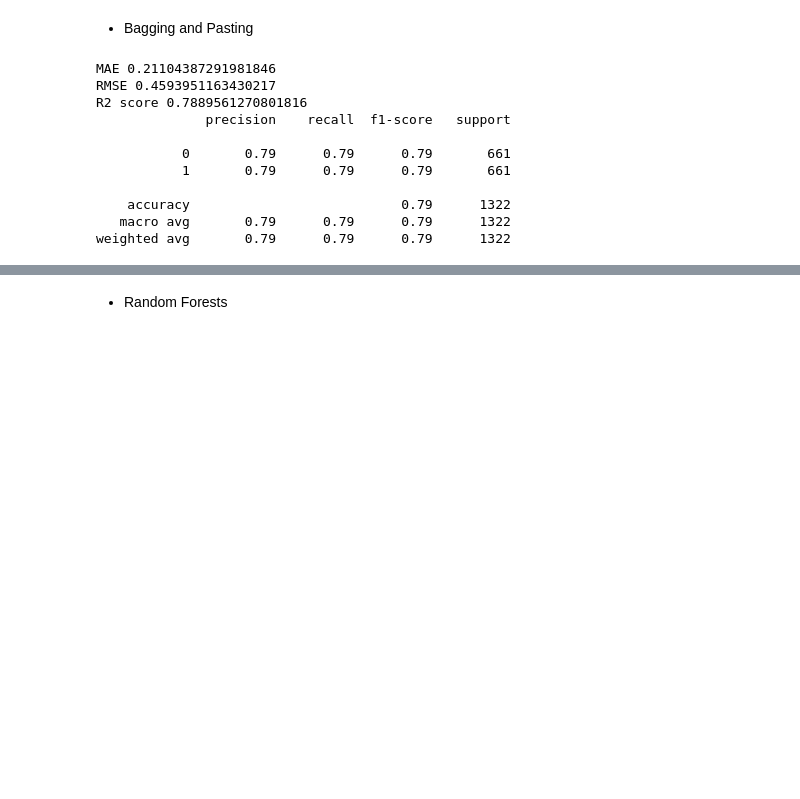
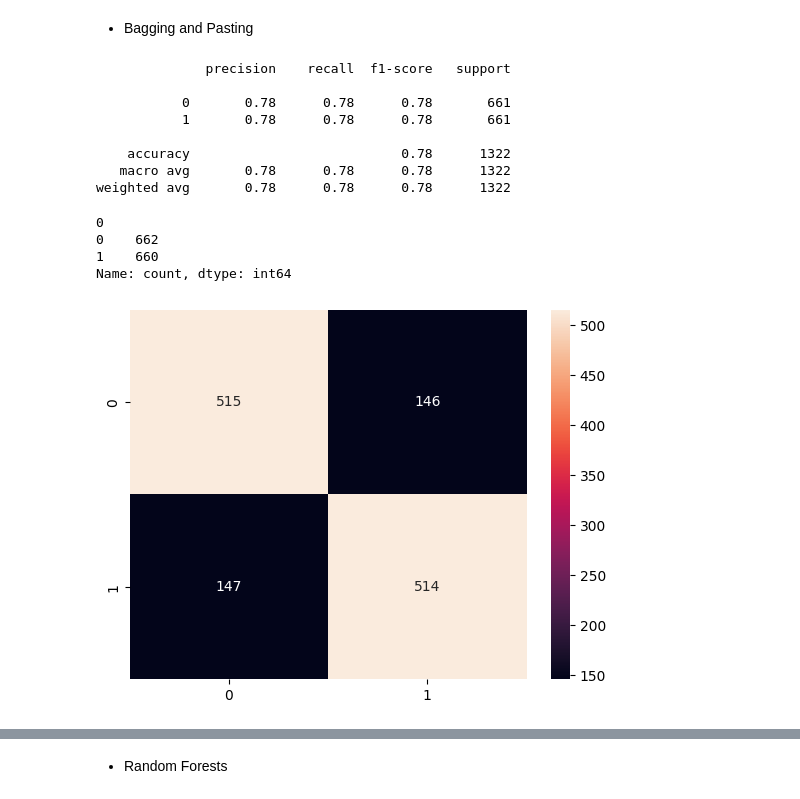
Before and after one commit to krantagat/lab-ensemble, a Jupyter notebook: lab-ensemble.ipynb, the cells around one changed output, grey strips where cells are left out. Cells and saved outputs as stored; diff of their text form; code cells hidden in the pictures; blank space fills up the shorter version.

```diff
--- a/lab-ensemble.ipynb
+++ b/lab-ensemble.ipynb
@@ -127,26 +127,31 @@ weighted avg       0.77      0.76      0.76      1322
 # %%
 #your code here
 
-bagging_class = BaggingClassifier(DecisionTreeClassifier(max_depth=20),n_estimators=100,max_samples=1000)
+bagging_class = BaggingClassifier(DecisionTreeClassifier(max_depth=20),n_estimators=100,max_samples=1000,bootstrap=False)
 
 bagging_class.fit(X_train_norm, y_train)
 
 pred = bagging_class.predict(X_test_norm)
 
-print("MAE", mean_absolute_error(pred, y_test))
-print("RMSE", mean_squared_error(pred, y_test, squared=False))
-print("R2 score", bagging_class.score(X_test_norm, y_test))
+
 
 print(classification_report(y_test, pred))
+
+sns.heatmap(confusion_matrix(y_test, pred), annot=True,fmt='g')
+# confusion_matrix
+y_test.value_counts()
+pd.DataFrame(pred).value_counts()
 # %% [output]
-MAE 0.21104387291981846
-RMSE 0.4593951163430217
-R2 score 0.7889561270801816
               precision    recall  f1-score   support
 
-           0       0.79      0.79      0.79       661
-           1       0.79      0.79      0.79       661
+           0       0.78      0.78      0.78       661
+           1       0.78      0.78      0.78       661
 
-    accuracy                           0.79      1322
-   macro avg       0.79      0.79      0.79      1322
-weighted avg       0.79      0.79      0.79      1322
+    accuracy                           0.78      1322
+   macro avg       0.78      0.78      0.78      1322
+weighted avg       0.78      0.78      0.78      1322
+0
+0    662
+1    660
+Name: count, dtype: int64
+[figure, added]
```
Also changed, not shown: parts of 5 cells of this notebook.
